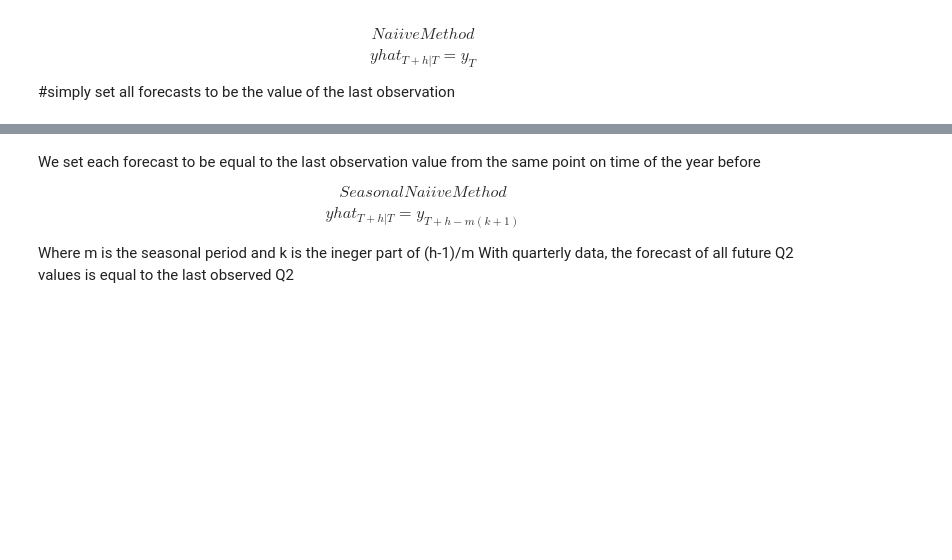
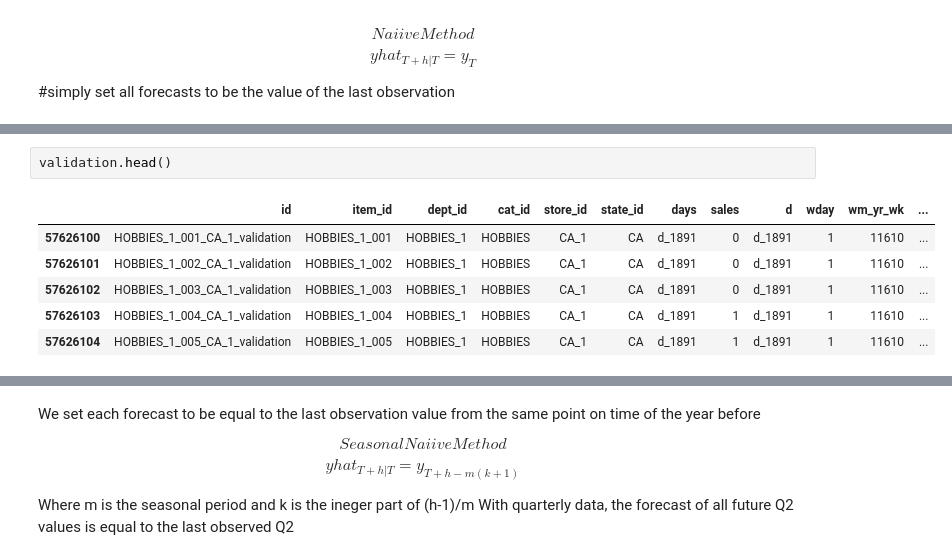
Before and after one commit to Mtaylert/Forecasting, a Jupyter notebook: code/Forecasting.ipynb, the cells around one changed output, grey strips where cells are left out. Cells and saved outputs as stored; diff of their text form; blank space fills up the shorter version.

```diff
--- a/code/Forecasting.ipynb
+++ b/code/Forecasting.ipynb
@@ -419,0 +394,9 @@ RMSE is 2.8196461243469866
+# %%
+validation.head()
+# %% [output]
+|  | id | item_id | dept_id | cat_id | store_id | state_id | days | sales | d | wday | wm_yr_wk | ... |
+| 57626100 | HOBBIES_1_001_CA_1_validation | HOBBIES_1_001 | HOBBIES_1 | HOBBIES | CA_1 | CA | d_1891 | 0 | d_1891 | 1 | 11610 | ... |
+| 57626101 | HOBBIES_1_002_CA_1_validation | HOBBIES_1_002 | HOBBIES_1 | HOBBIES | CA_1 | CA | d_1891 | 0 | d_1891 | 1 | 11610 | ... |
+| 57626102 | HOBBIES_1_003_CA_1_validation | HOBBIES_1_003 | HOBBIES_1 | HOBBIES | CA_1 | CA | d_1891 | 0 | d_1891 | 1 | 11610 | ... |
+| 57626103 | HOBBIES_1_004_CA_1_validation | HOBBIES_1_004 | HOBBIES_1 | HOBBIES | CA_1 | CA | d_1891 | 1 | d_1891 | 1 | 11610 | ... |
+| 57626104 | HOBBIES_1_005_CA_1_validation | HOBBIES_1_005 | HOBBIES_1 | HOBBIES | CA_1 | CA | d_1891 | 1 | d_1891 | 1 | 11610 | ... |
```
Also changed, not shown: parts of 26 cells of this notebook.
